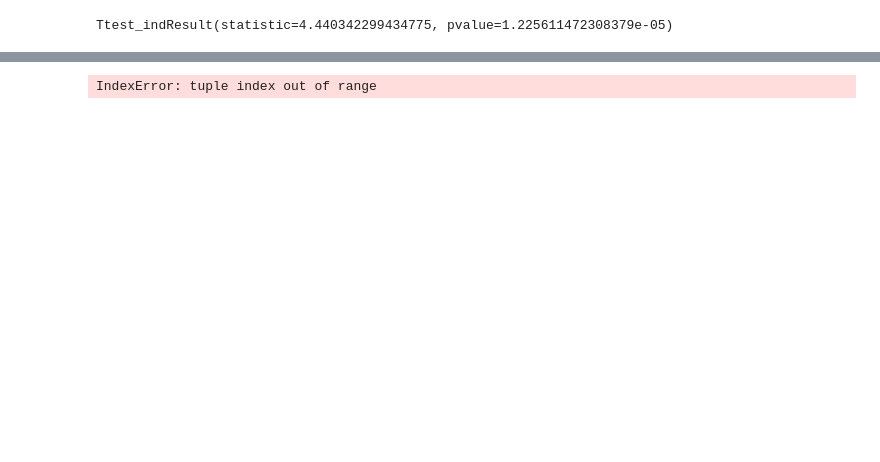
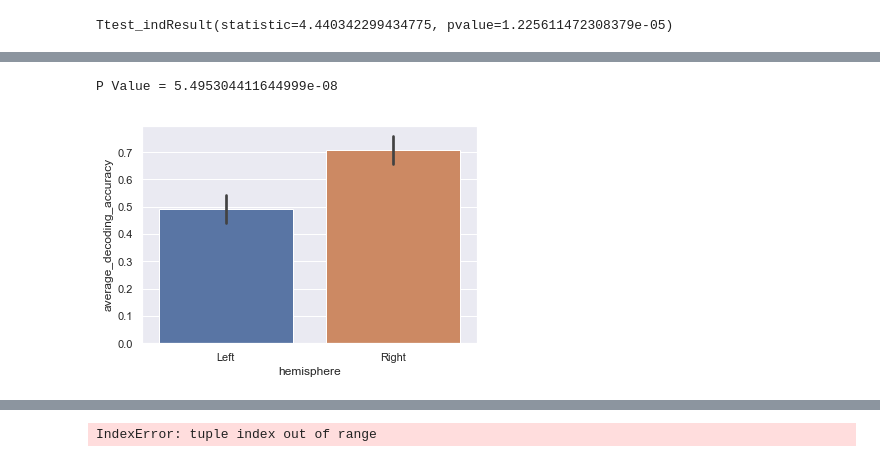
Before and after one commit to dnatanov/dnlab, a Jupyter notebook: exploratory_analysis.ipynb, the cells around one changed output, grey strips where cells are left out. Cells and saved outputs as stored; diff of their text form; code cells hidden in the pictures; blank space fills up the shorter version.

```diff
--- a/exploratory_analysis.ipynb
+++ b/exploratory_analysis.ipynb
@@ -387,0 +274,8 @@ contrast_df = pd.concat([l_c_df, ncm_c_df])
+# %%
+sns.set()
+sns.barplot(x="hemisphere", y='average_decoding_accuracy', data=ncm)
+stat,pval = sst.ttest_ind(ncm[(ncm["hemisphere"] == "Right")].average_decoding_accuracy , ncm[(ncm["hemisphere"] == "Left")].average_decoding_accuracy)
+print "P Value = "+str(pval)
+# %% [output]
+P Value = 5.495304411644999e-08
+[figure, added]
```
Also changed, not shown: parts of 31 cells of this notebook, 2 other files.
